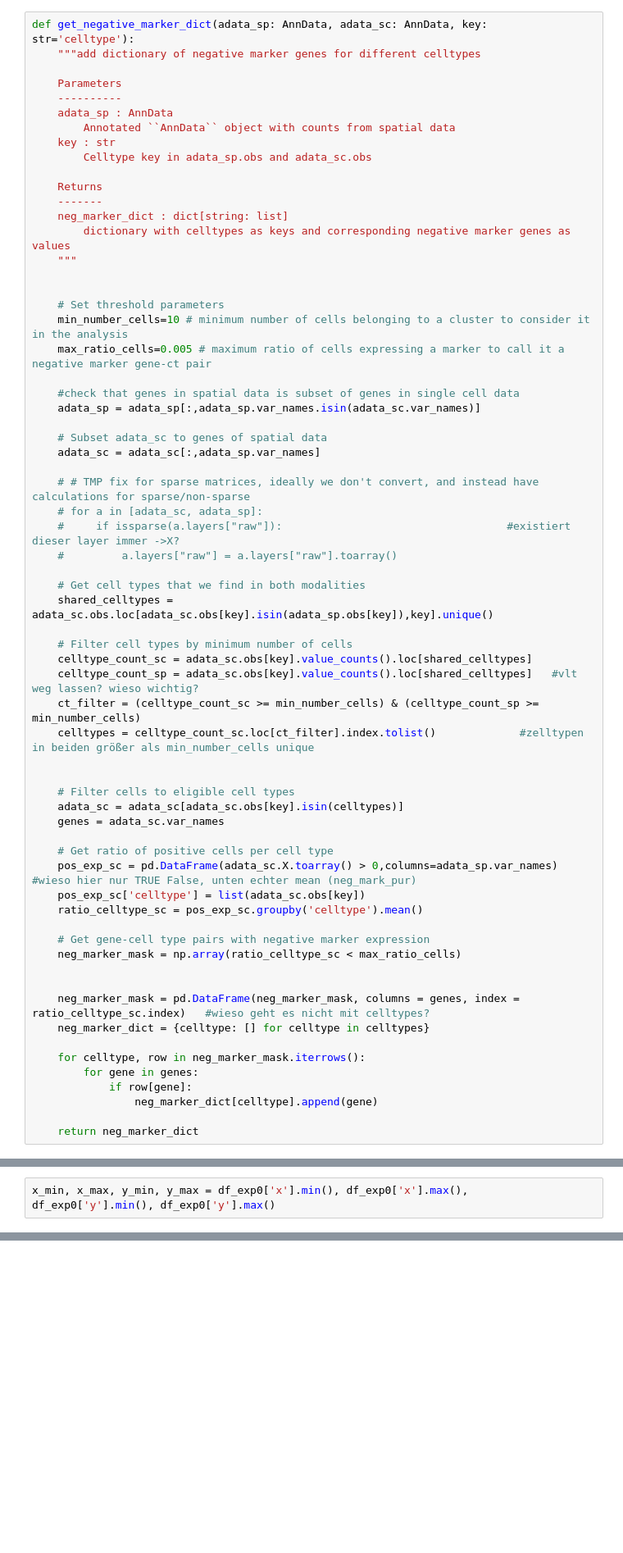
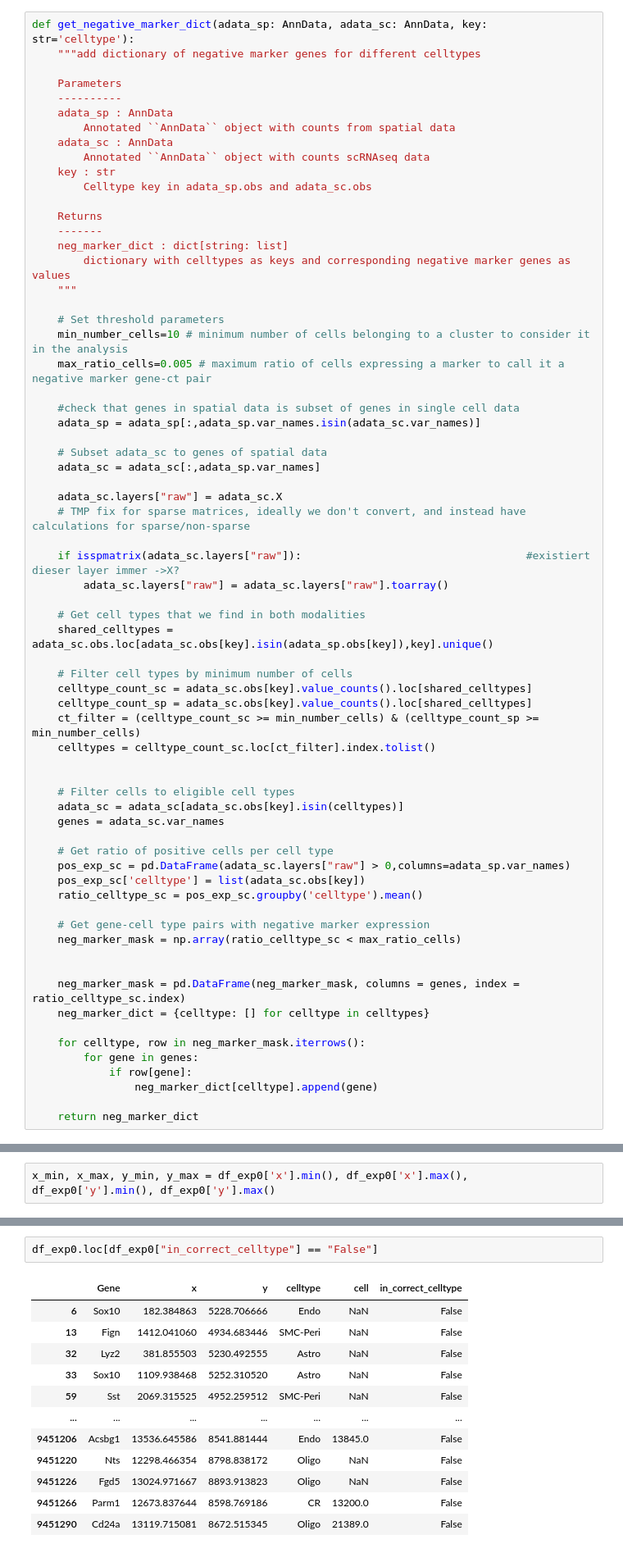
Before and after one commit to j-dichgans/my_txsim, a Jupyter notebook: metric_local.ipynb, the cells around one changed output, grey strips where cells are left out. Shown at 82% size. Drawn from its saved outputs; the diff is of its cells as text; blank space fills up the shorter version.

```diff
--- a/metric_local.ipynb
+++ b/metric_local.ipynb
@@ -22,6 +24,8 @@ def get_negative_marker_dict(adata_sp: AnnData, adata_sc: AnnData, key: str='cel
     ----------
     adata_sp : AnnData
         Annotated ``AnnData`` object with counts from spatial data
+    adata_sc : AnnData
+        Annotated ``AnnData`` object with counts scRNAseq data
     key : str
         Celltype key in adata_sp.obs and adata_sc.obs
 
@@ -30,7 +34,6 @@ def get_negative_marker_dict(adata_sp: AnnData, adata_sc: AnnData, key: str='cel
     neg_marker_dict : dict[string: list]
         dictionary with celltypes as keys and corresponding negative marker genes as values
     """
-
 
     # Set threshold parameters
     min_number_cells=10 # minimum number of cells belonging to a cluster to consider it in the analysis
@@ -42,19 +45,20 @@ def get_negative_marker_dict(adata_sp: AnnData, adata_sc: AnnData, key: str='cel
     # Subset adata_sc to genes of spatial data
     adata_sc = adata_sc[:,adata_sp.var_names]
 
-    # # TMP fix for sparse matrices, ideally we don't convert, and instead have calculations for sparse/non-sparse
-    # for a in [adata_sc, adata_sp]:
-    #     if issparse(a.layers["raw"]):                                   #existiert dieser layer immer ->X?
-    #         a.layers["raw"] = a.layers["raw"].toarray()
+    adata_sc.layers["raw"] = adata_sc.X
+    # TMP fix for sparse matrices, ideally we don't convert, and instead have calculations for sparse/non-sparse
+
+    if isspmatrix(adata_sc.layers["raw"]):                                   #existiert dieser layer immer ->X?
+        adata_sc.layers["raw"] = adata_sc.layers["raw"].toarray()
 
     # Get cell types that we find in both modalities
     shared_celltypes = adata_sc.obs.loc[adata_sc.obs[key].isin(adata_sp.obs[key]),key].unique()
 
     # Filter cell types by minimum number of cells
     celltype_count_sc = adata_sc.obs[key].value_counts().loc[shared_celltypes]
-    celltype_count_sp = adata_sc.obs[key].value_counts().loc[shared_celltypes]   #vlt weg lassen? wieso wichtig?
+    celltype_count_sp = adata_sc.obs[key].value_counts().loc[shared_celltypes]
     ct_filter = (celltype_count_sc >= min_number_cells) & (celltype_count_sp >= min_number_cells)
-    celltypes = celltype_count_sc.loc[ct_filter].index.tolist()             #zelltypen in beiden größer als min_number_cells unique
+    celltypes = celltype_count_sc.loc[ct_filter].index.tolist()
 
 
     # Filter cells to eligible cell types
@@ -62,7 +66,7 @@ def get_negative_marker_dict(adata_sp: AnnData, adata_sc: AnnData, key: str='cel
     genes = adata_sc.var_names
 
     # Get ratio of positive cells per cell type
-    pos_exp_sc = pd.DataFrame(adata_sc.X.toarray() > 0,columns=adata_sp.var_names)     #wieso hier nur TRUE False, unten echter mean (neg_mark_pur)
+    pos_exp_sc = pd.DataFrame(adata_sc.layers["raw"] > 0,columns=adata_sp.var_names)
     pos_exp_sc['celltype'] = list(adata_sc.obs[key])
     ratio_celltype_sc = pos_exp_sc.groupby('celltype').mean()
 
@@ -70,7 +74,7 @@ def get_negative_marker_dict(adata_sp: AnnData, adata_sc: AnnData, key: str='cel
     neg_marker_mask = np.array(ratio_celltype_sc < max_ratio_cells)
 
 
-    neg_marker_mask = pd.DataFrame(neg_marker_mask, columns = genes, index = ratio_celltype_sc.index)   #wieso geht es nicht mit celltypes?
+    neg_marker_mask = pd.DataFrame(neg_marker_mask, columns = genes, index = ratio_celltype_sc.index)
     neg_marker_dict = {celltype: [] for celltype in celltypes}
 
     for celltype, row in neg_marker_mask.iterrows():
@@ -200,0 +230,15 @@ plot_spots(10000,12500,10000,12500,df_exp0,r"C:\Users\mdichgan\Documents\Helmhol
+# %%
+df_exp0.loc[df_exp0["in_correct_celltype"] == "False"]
+# %% [output]
+|  | Gene | x | y | celltype | cell | in_correct_celltype |
+| 6 | Sox10 | 182.384863 | 5228.706666 | Endo | NaN | False |
+| 13 | Fign | 1412.041060 | 4934.683446 | SMC-Peri | NaN | False |
+| 32 | Lyz2 | 381.855503 | 5230.492555 | Astro | NaN | False |
+| 33 | Sox10 | 1109.938468 | 5252.310520 | Astro | NaN | False |
+| 59 | Sst | 2069.315525 | 4952.259512 | SMC-Peri | NaN | False |
+| ... | ... | ... | ... | ... | ... | ... |
+| 9451206 | Acsbg1 | 13536.645586 | 8541.881444 | Endo | 13845.0 | False |
+| 9451220 | Nts | 12298.466354 | 8798.838172 | Oligo | NaN | False |
+| 9451226 | Fgd5 | 13024.971667 | 8893.913823 | Oligo | NaN | False |
+| 9451266 | Parm1 | 12673.837644 | 8598.769186 | CR | 13200.0 | False |
+| 9451290 | Cd24a | 13119.715081 | 8672.515345 | Oligo | 21389.0 | False |
```
Also changed, not shown: parts of 15 cells of this notebook.
